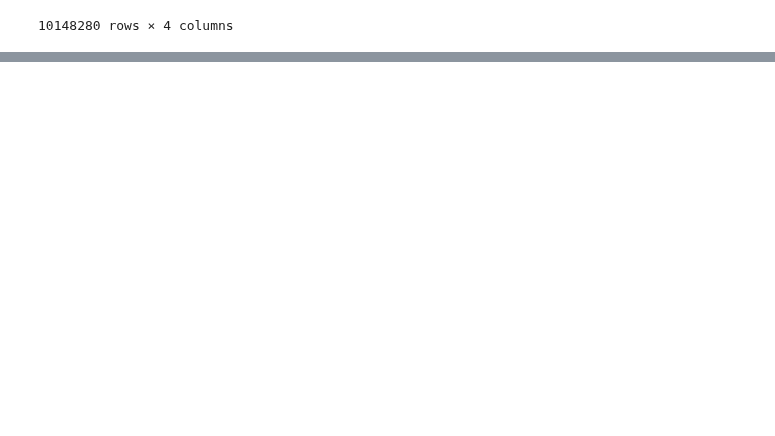
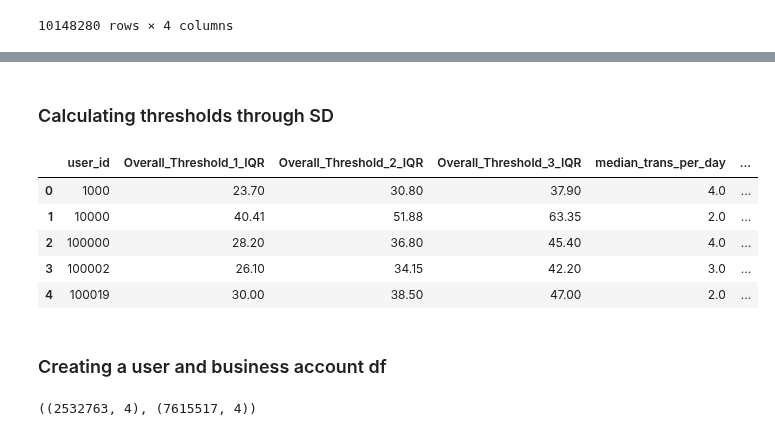
Before and after one commit to UoB-DSMP-2023-24/dsmp-2024-group27, a Jupyter notebook: AnomalyDetection/AnomalyDetectionPerUser.ipynb, the cells around one changed output, grey strips where cells are left out. Cells and saved outputs as stored; diff of their text form; code cells hidden in the pictures; blank space fills up the shorter version.

Commit message:
made some progress on anomaly detection

```diff
--- a/AnomalyDetection/AnomalyDetectionPerUser.ipynb
+++ b/AnomalyDetection/AnomalyDetectionPerUser.ipynb
@@ -103,2 +69,0 @@ user_df_updated
-# %%
-user_df_updated['ThresholdIQR'] = user_df_updated['Q3'] + 3 * user_df_updated['IQR']
@@ -179,0 +74,16 @@ user_df_updated
+# %%
+# Calculating Q1, Q3, and IQR for each account in 'from_totally_fake_account'
+quartiles = original_df.groupby('from_totally_fake_account')['monopoly_money_amount'].quantile([0.25, 0.75]).unstack()
+quartiles['IQR'] = quartiles[0.75] - quartiles[0.25]
+
+# Calculate thresholds for overall spending for user across all industries/users based on IQR
+thresholds = quartiles.copy()
+thresholds['Overall_Threshold_1_IQR'] = quartiles[0.75] + 2 * quartiles['IQR']
+thresholds['Overall_Threshold_2_IQR'] = quartiles[0.75] + 3 * quartiles['IQR']
+thresholds['Overall_Threshold_3_IQR'] = quartiles[0.75] + 4 * quartiles['IQR']
+
+# Creating a new dataframe for anomaly detection with threshold columns
+anomaly_detection_df = pd.merge(user_df_updated[['user_id']], thresholds[['Overall_Threshold_1_IQR', 'Overall_Threshold_2_IQR', 'Overall_Threshold_3_IQR']], how='left', left_on='user_id', right_index=True)
+
+# Display the newly created anomaly_detection_df DataFrame
+anomaly_detection_df.head()
@@ -179,0 +97,2 @@ user_df_updated
+# %% [markdown]
+### Calculating thresholds through SD
@@ -179,0 +113,34 @@ user_df_updated
+# %%
+# Convert 'not_happened_yet_date' to datetime format, ensuring dayfirst format
+original_df['not_happened_yet_date'] = pd.to_datetime(original_df['not_happened_yet_date'], dayfirst=True)
+
+# Calculate the median number of transactions per day, per week, and per month per user
+user_daily_trans = original_df.groupby(['from_totally_fake_account', original_df['not_happened_yet_date'].dt.date]).size().groupby(level=0).median()
+user_weekly_trans = original_df.groupby(['from_totally_fake_account', original_df['not_happened_yet_date'].dt.isocalendar().week]).size().groupby(level=0).median()
+user_monthly_trans = original_df.groupby(['from_totally_fake_account', original_df['not_happened_yet_date'].dt.month]).size().groupby(level=0).median()
+
+# Add calculated medians to the anomaly_detection_df DataFrame
+anomaly_detection_df['median_trans_per_day'] = anomaly_detection_df['user_id'].map(user_daily_trans)
+anomaly_detection_df['median_trans_per_week'] = anomaly_detection_df['user_id'].map(user_weekly_trans)
+anomaly_detection_df['median_trans_per_month'] = anomaly_detection_df['user_id'].map(user_monthly_trans)
+
+anomaly_detection_df.head()
+# %% [output]
+|  | user_id | Overall_Threshold_1_IQR | Overall_Threshold_2_IQR | Overall_Threshold_3_IQR | median_trans_per_day | ... |
+| 0 | 1000 | 23.70 | 30.80 | 37.90 | 4.0 | ... |
+| 1 | 10000 | 40.41 | 51.88 | 63.35 | 2.0 | ... |
+| 2 | 100000 | 28.20 | 36.80 | 45.40 | 4.0 | ... |
+| 3 | 100002 | 26.10 | 34.15 | 42.20 | 3.0 | ... |
+| 4 | 100019 | 30.00 | 38.50 | 47.00 | 2.0 | ... |
+# %% [markdown]
+### Creating a user and business account df
+# %%
+original_df['to_randomly_generated_account'] = original_df['to_randomly_generated_account'].astype(str)
+
+# Split the DataFrame into user accounts and business accounts without creating a new column
+user_accounts_df = original_df[original_df['to_randomly_generated_account'].str.isdigit()]
+business_accounts_df = original_df[~original_df['to_randomly_generated_account'].str.isdigit()]
+
+user_accounts_df.shape, business_accounts_df.shape
+# %% [output]
+((2532763, 4), (7615517, 4))
```
Also changed, not shown: parts of 12 cells of this notebook, 3 other files.
